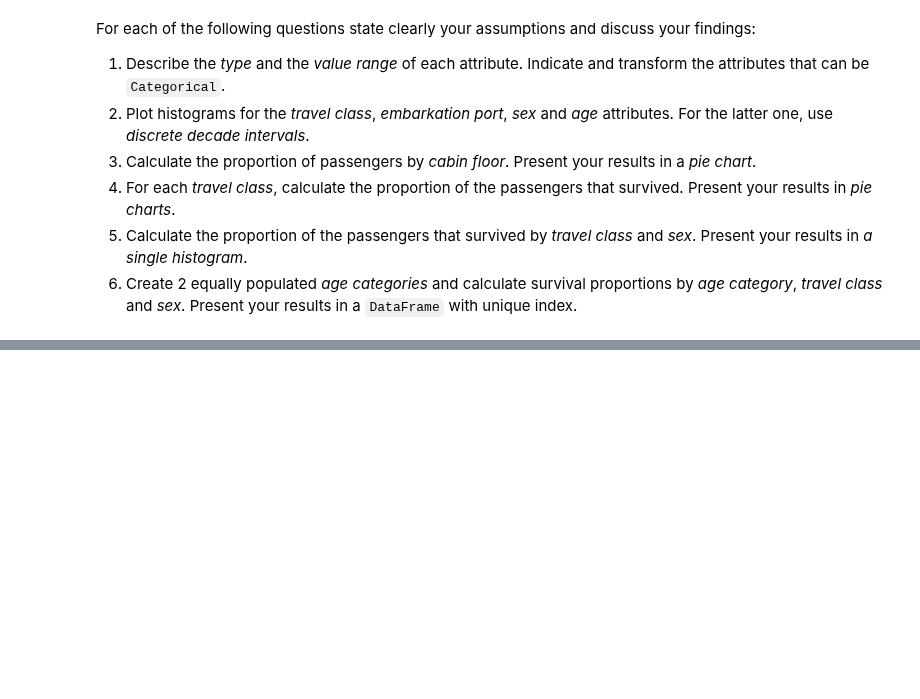
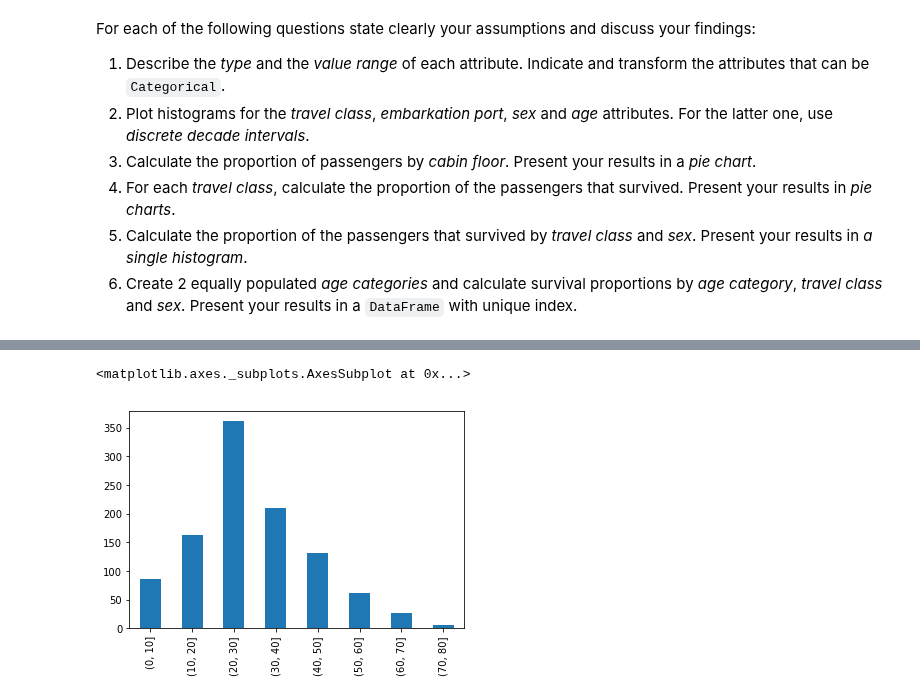
Before and after one commit to AWehenkel/ADA-2017, a Jupyter notebook: 01 - Pandas and Data Wrangling/Homework 1.ipynb, the cells around one changed output, grey strips where cells are left out. Saved outputs shown, nothing was run; the diff lists cells and outputs as text; code cells hidden in the pictures; blank space fills up the shorter version.

```diff
--- a/01 - Pandas and Data Wrangling/Homework 1.ipynb
+++ b/01 - Pandas and Data Wrangling/Homework 1.ipynb
@@ -166,0 +224,5 @@ For each of the following questions state clearly your assumptions and discuss y
+# %%
+pd.cut(dataf.age, [x for x in range(0, int(dataf.age.max()) + 1, 10)]).value_counts().sort_index().plot(kind='bar')
+# %% [output]
+<matplotlib.axes._subplots.AxesSubplot at 0x...>
+[figure, added]
```
Also changed, not shown: parts of 22 cells of this notebook.
